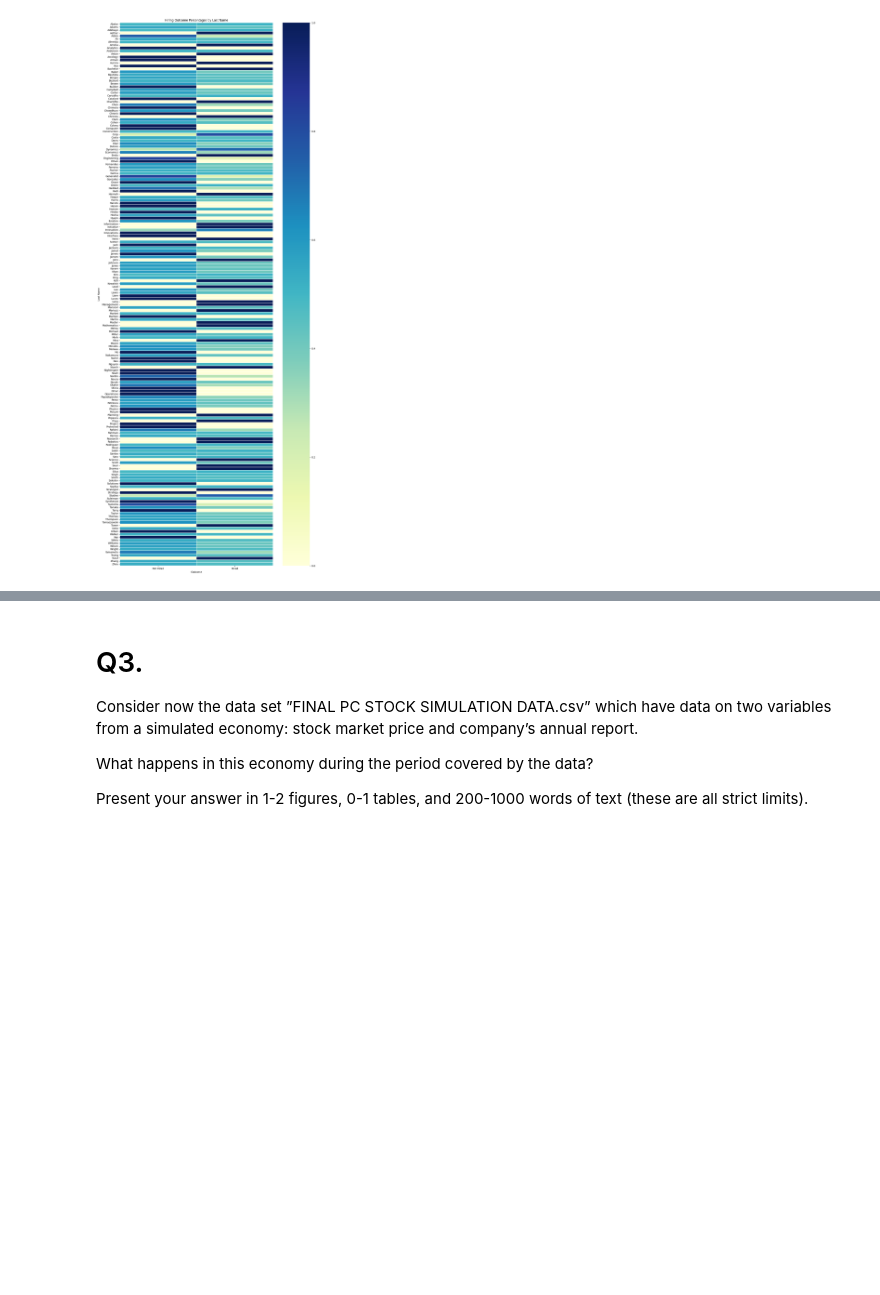
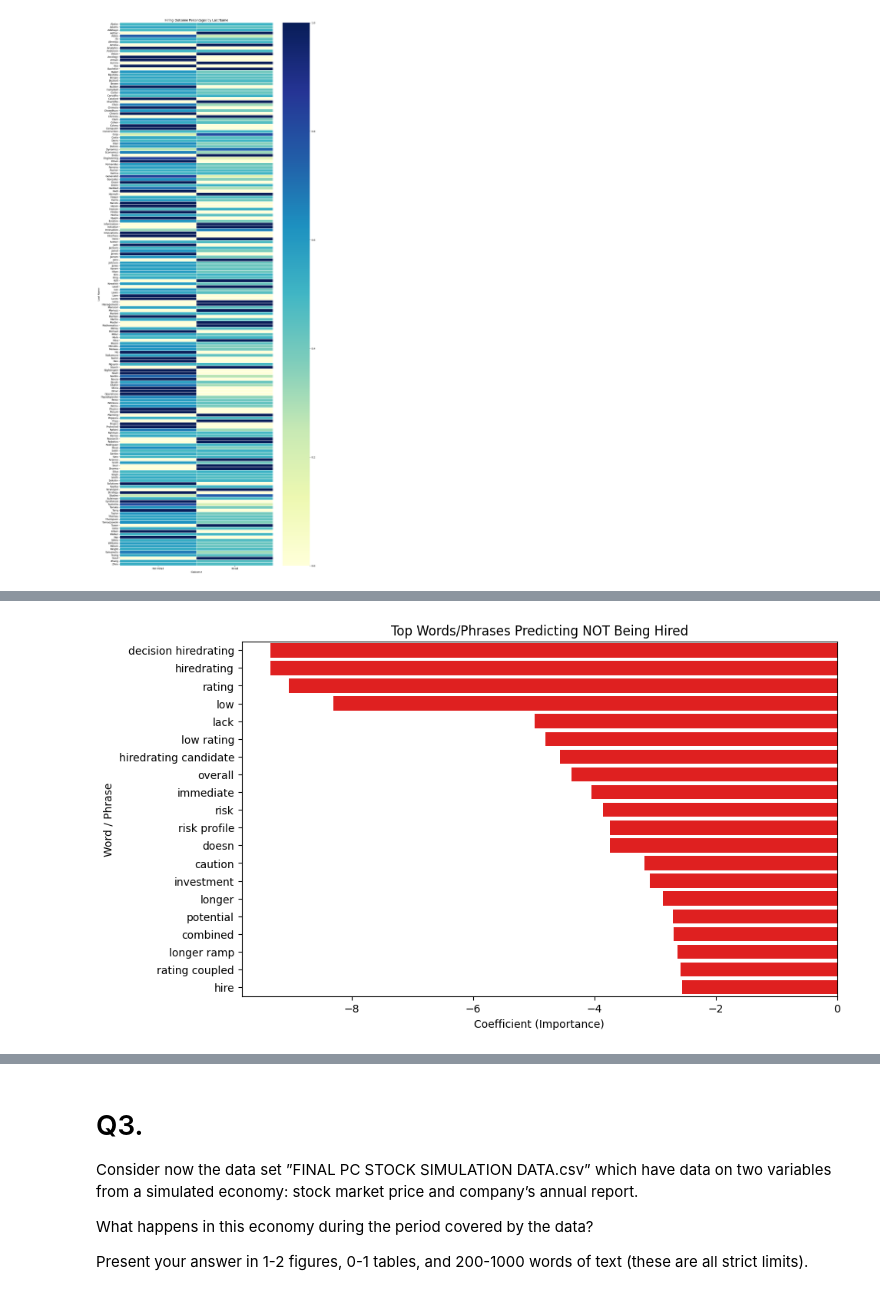
Before and after one commit to eth-tran/ECON424-Final, a Jupyter notebook: ECON424_Final.ipynb, the cells around one changed output, grey strips where cells are left out. Saved outputs shown, nothing was run; the diff lists cells and outputs as text; code cells hidden in the pictures; blank space fills up the shorter version.

```diff
--- a/ECON424_Final.ipynb
+++ b/ECON424_Final.ipynb
@@ -581,0 +649,10 @@ plt.show()
+# %%
+# Features that decrease probability of getting hired
+plt.figure(figsize=(10, 6))
+sns.barplot(x=top_neg["coef"], y=top_neg["feature"], color="red")
+plt.title("Top Words/Phrases Predicting NOT Being Hired")
+plt.xlabel("Coefficient (Importance)")
+plt.ylabel("Word / Phrase")
+plt.show()
+# %% [output]
+[figure, added]
```
Also changed, not shown: parts of 3 cells of this notebook.
